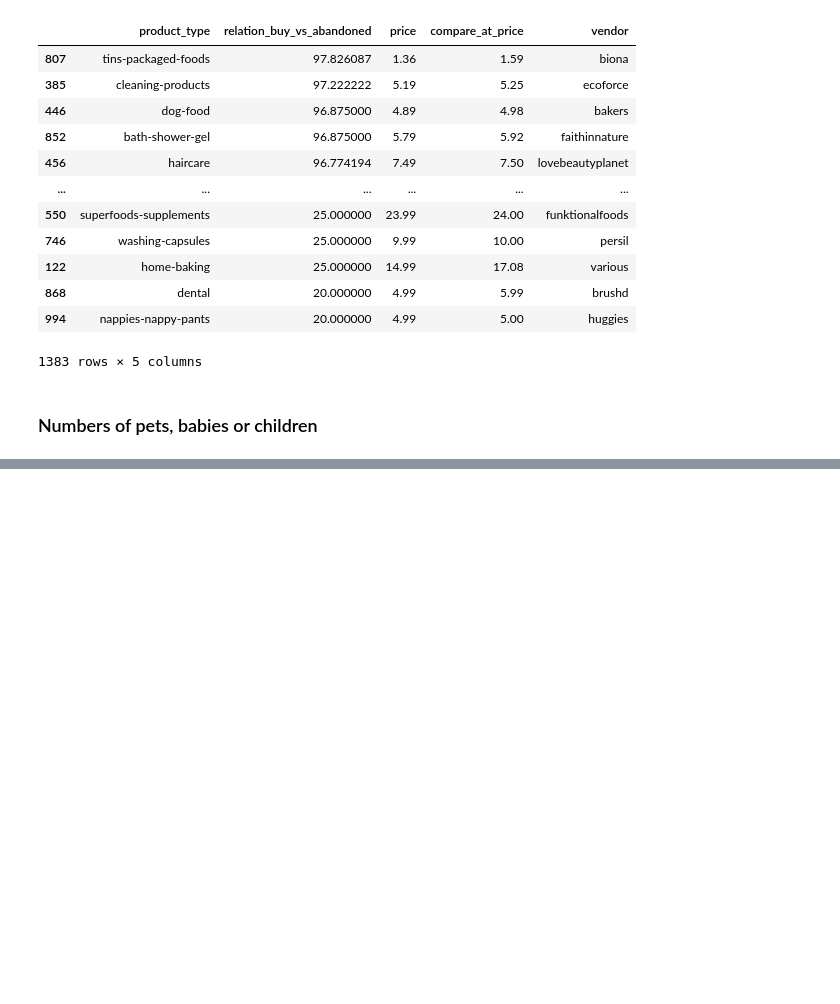
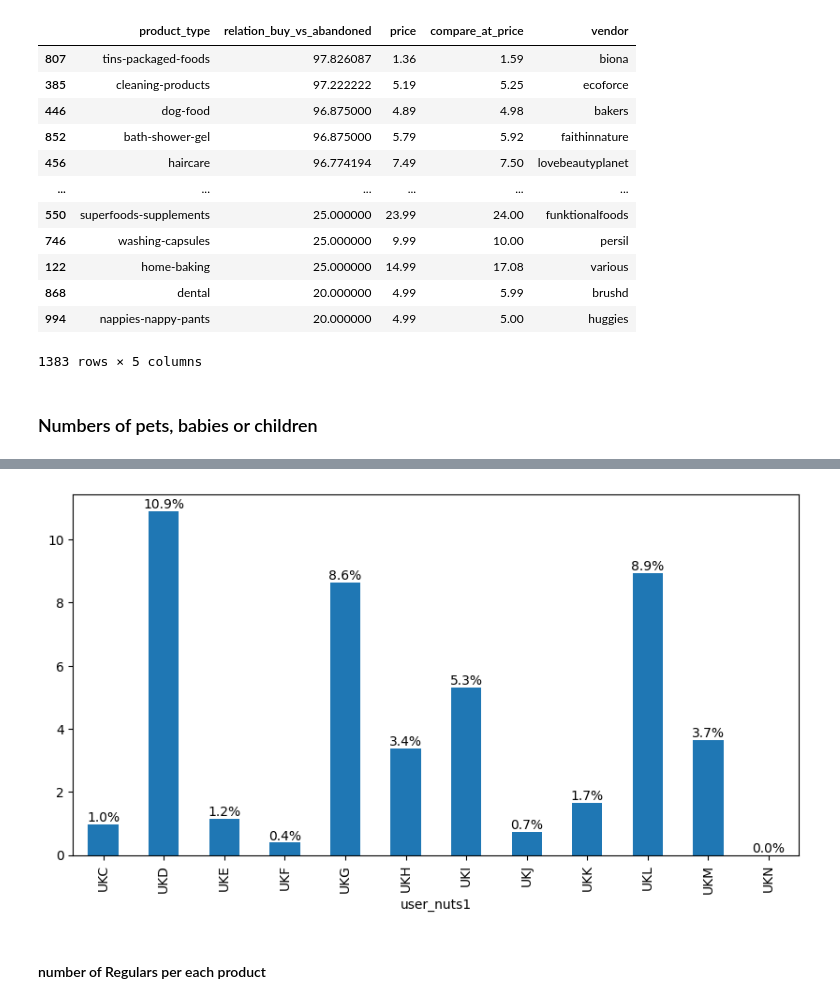
Before and after one commit to MaickMos/zrive-ds, a Jupyter notebook: src/module_2/Understanding_problem_space.ipynb, the cells around one changed output, grey strips where cells are left out. Drawn from its saved outputs; the diff is of its cells as text; code cells hidden in the pictures; blank space fills up the shorter version.

```diff
--- a/src/module_2/Understanding_problem_space.ipynb
+++ b/src/module_2/Understanding_problem_space.ipynb
@@ -401,17 +336,21 @@ n_abandoned_cars_by_users_segment.set_index("user_segment")["n_abandoned_cars_by
 # %% [markdown]
 ### Number of regulars of each user segment
 # %%
-#count products regular bu user id
+# count products regular by user id
 n_products_regulars = (
-	regulars.groupby("user_id")["variant_id"]
+    regulars.groupby("user_id")["variant_id"]
     .nunique()
     .reset_index()
-    .rename(columns={"variant_id":"n_products_regulars"})
+    .rename(columns={"variant_id": "n_products_regulars"})
 )
 
-#n regulars by user_segment
-users = users.merge(n_products_regulars, on="user_id",how="left").fillna({"n_products_regulars":0})
+# n regulars by user_segment
+users = users.merge(n_products_regulars, on="user_id", how="left").fillna(
+    {"n_products_regulars": 0}
+)
 users.groupby("user_segment")["n_products_regulars"].sum().plot(kind="bar")
+
+# the users "proposition" have more regulars products
 # %% [output]
 <Axes: xlabel='user_segment'>
 [figure]
@@ -642,0 +454,22 @@ pct of missing bpught products on inventory: 14.45%
+# %%
+# The porcentual diferent bewteen the user segment by region
+region = pd.crosstab(users["user_nuts1"], users["user_segment"])
+
+fig, ax = plt.subplots(figsize=(10, 5))
+
+(
+    (
+        abs(region["Proposition"] - region["Top Up"])
+        / ((region["Proposition"] + region["Top Up"]))
+        / 2
+    )
+    * 100
+).plot(kind="bar")
+
+ax.bar_label(ax.containers[0], fmt="%.1f%%")
+
+plt.show()
+# %% [output]
+[figure, added]
+# %% [markdown]
+#### number of Regulars per each product
```
Also changed, not shown: parts of 63 cells of this notebook, 4 other files.
